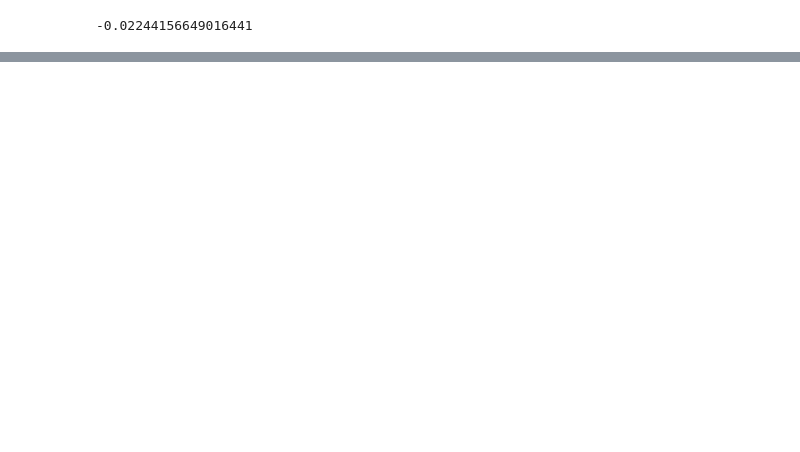
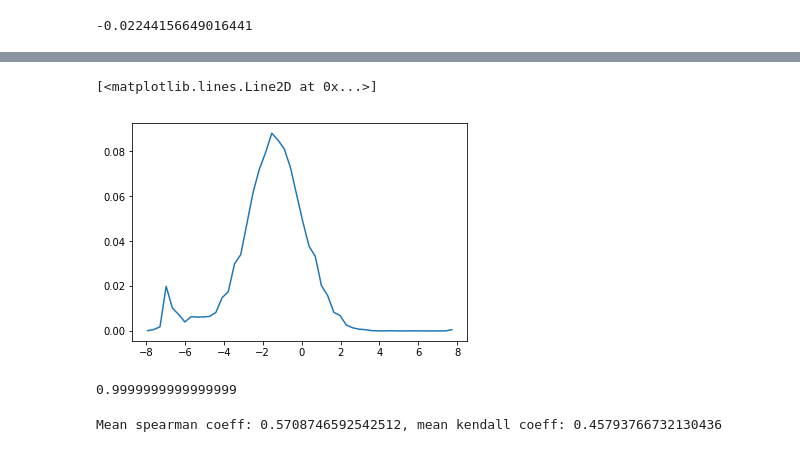
Before and after one commit to WadimZakharov/AdvanceML, a Jupyter notebook: hw3/main.ipynb, the cells around one changed output, grey strips where cells are left out. Drawn from its saved outputs; the diff is of its cells as text; code cells hidden in the pictures; blank space fills up the shorter version.

```diff
--- a/hw3/main.ipynb
+++ b/hw3/main.ipynb
@@ -296,0 +352,22 @@ array(['x0_15', 'x0_16', 'x0_23', ..., 'x1_6255_97', 'x1_6255_98',
+# %%
+q = EM_Q.em_q.values
+N = len(q)
+start = min(EM_Q.em_q.values)
+final = max(EM_Q.em_q.values) + 1e-10
+grid = np.hstack((np.linspace(start, final, bins+1)[:-1].reshape(-1,1), np.linspace(start, final, bins+1)[1:].reshape(-1,1)))
+# %%
+probs = []
+x = grid.mean(axis=1)
+for T in grid:
+    prob = len(q[(q>=T[0]) & (q<T[1])])/N
+    probs.append(prob)
+probs = np.array(probs)
+# %%
+plt.plot(x, probs)
+# %% [output]
+[<matplotlib.lines.Line2D at 0x...>]
+[figure, added]
+# %%
+sum(probs)
+# %% [output]
+0.9999999999999999
@@ -296,0 +382,23 @@ array(['x0_15', 'x0_16', 'x0_23', ..., 'x1_6255_97', 'x1_6255_98',
+# %%
+SPEARMAN = []
+KENDALL = []
+for tour in test_tour.keys():
+
+    ranks_true = []
+    ranks_pred = []
+
+    for command in results[tour]:
+        if 'position' in command.keys() and 'teamMembers' in command.keys():
+            ranks_true.append(-command['position'])
+            ranks_pred.append(command_rank(command['teamMembers'], em_ratings))
+    spearman_coef = spearmanr(ranks_true, ranks_pred)[0]
+    kendall_coef = kendalltau(ranks_true, ranks_pred)[0]
+
+    if not np.isnan(spearman_coef):
+        SPEARMAN.append(spearman_coef)
+    if not np.isnan(kendall_coef):
+        KENDALL.append(kendall_coef)
+
+print(f"Mean spearman coeff: {np.mean(SPEARMAN)}, mean kendall coeff: {np.mean(KENDALL)}")
+# %% [output]
+Mean spearman coeff: 0.5708746592542512, mean kendall coeff: 0.45793766732130436
```
Also changed, not shown: parts of 13 cells of this notebook.
